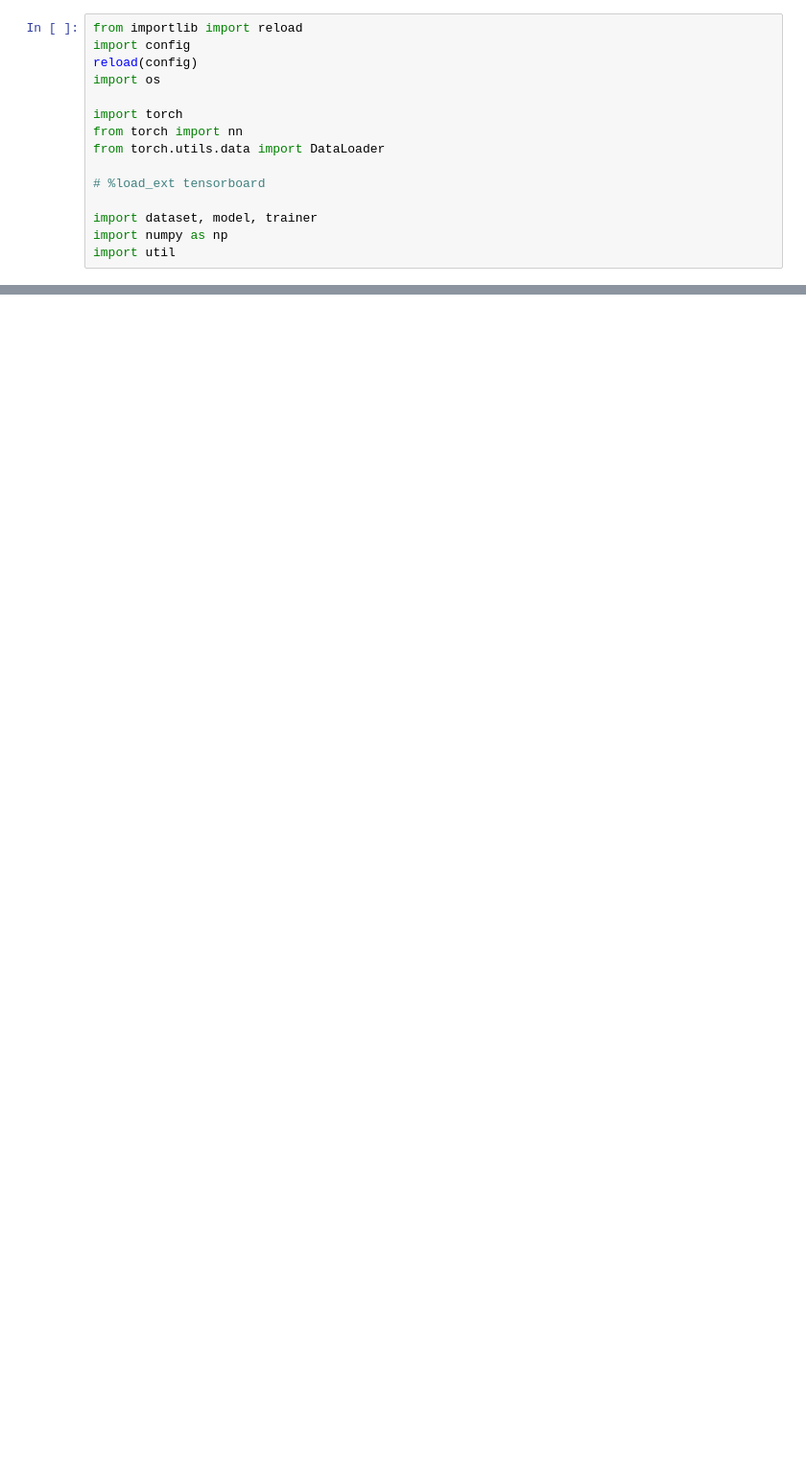
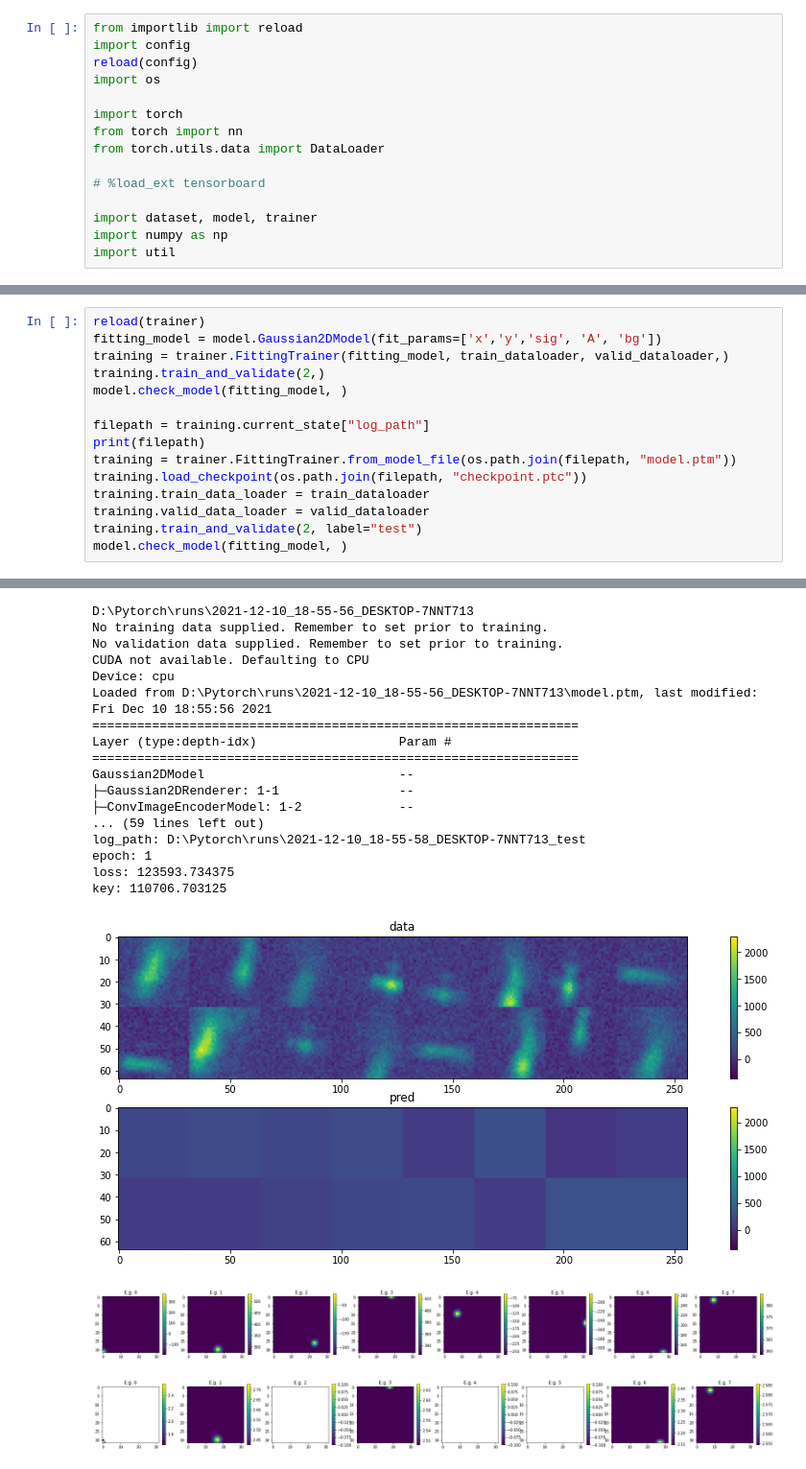
Before and after one commit to kkhchung/smlm-dl, a Jupyter notebook: smlm_dl/training_tests.ipynb, the cells around one changed output, grey strips where cells are left out. Shown at 96% size. Saved outputs shown, nothing was run; the diff lists cells and outputs as text; blank space fills up the shorter version.

```diff
--- a/smlm_dl/training_tests.ipynb
+++ b/smlm_dl/training_tests.ipynb
@@ -128,0 +116,16 @@ key: 117093.59375
+# %%
+reload(trainer)
+fitting_model = model.Gaussian2DModel(fit_params=['x','y','sig', 'A', 'bg'])
+training = trainer.FittingTrainer(fitting_model, train_dataloader, valid_dataloader,)
+training.train_and_validate(2,)
+model.check_model(fitting_model, )
+
+filepath = training.current_state["log_path"]
+print(filepath)
+training = trainer.FittingTrainer.from_model_file(os.path.join(filepath, "model.ptm"))
+training.load_checkpoint(os.path.join(filepath, "checkpoint.ptc"))
+training.train_data_loader = train_dataloader
+training.valid_data_loader = valid_dataloader
+training.train_and_validate(2, label="test")
+model.check_model(fitting_model, )
+# %% [output]
@@ -128,0 +149,20 @@ key: 117093.59375
+D:\Pytorch\runs\2021-12-10_18-55-56_DESKTOP-7NNT713
+No training data supplied. Remember to set prior to training.
+No validation data supplied. Remember to set prior to training.
+CUDA not available. Defaulting to CPU
+Device: cpu
+Loaded from D:\Pytorch\runs\2021-12-10_18-55-56_DESKTOP-7NNT713\model.ptm, last modified: Fri Dec 10 18:55:56 2021
+=================================================================
+Layer (type:depth-idx)                   Param #
+=================================================================
+Gaussian2DModel                          --
+├─Gaussian2DRenderer: 1-1                --
+├─ConvImageEncoderModel: 1-2             --
+... (59 lines left out)
+log_path: D:\Pytorch\runs\2021-12-10_18-55-58_DESKTOP-7NNT713_test
+epoch: 1
+loss: 123593.734375
+key: 110706.703125
+[figure, added]
+[figure, added]
+[figure, added]
```
Also changed, not shown: parts of 5 cells of this notebook, 5 other files.
